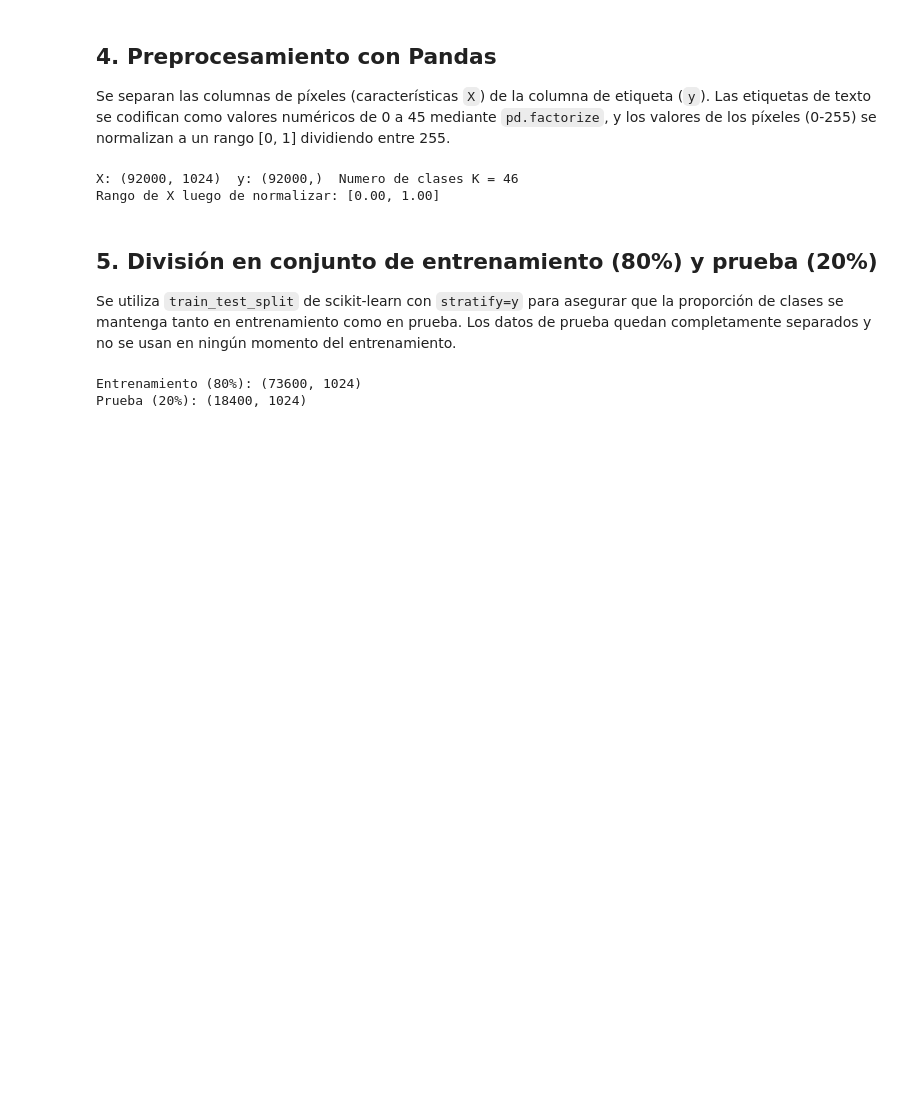
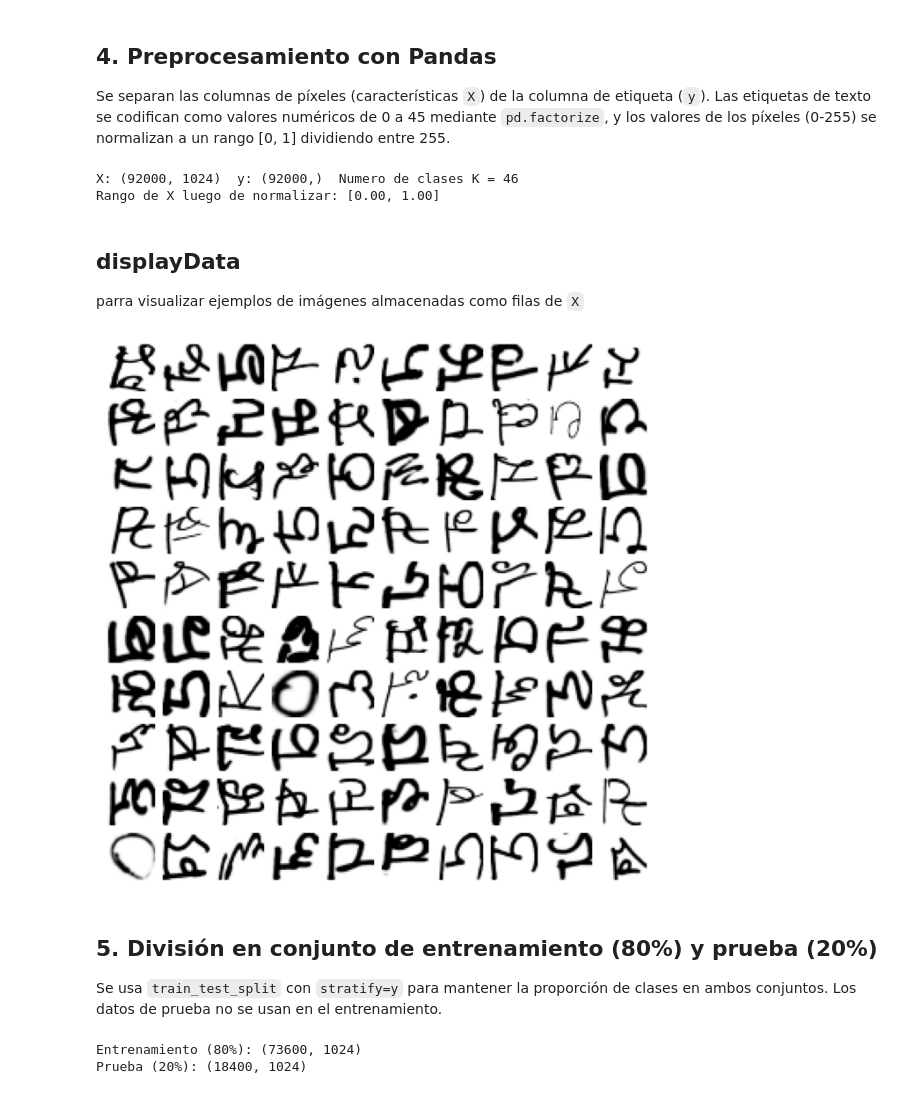
Before and after one commit to Griss390/SIS420_Inteligencia, a Jupyter notebook: LAB5/lab5/lab5.ipynb, the cells around one changed output. Cells and saved outputs as stored; diff of their text form; code cells hidden in the pictures; blank space fills up the shorter version.

```diff
--- a/LAB5/lab5/lab5.ipynb
+++ b/LAB5/lab5/lab5.ipynb
@@ -63,10 +74,45 @@ print('Rango de X luego de normalizar: [{:.2f}, {:.2f}]'.format(X.min(), X.max()
 # %% [output]
 X: (92000, 1024)  y: (92000,)  Numero de clases K = 46
 Rango de X luego de normalizar: [0.00, 1.00]
+# %% [markdown]
+## displayData
+parra visualizar ejemplos de imágenes almacenadas como filas de `X`
+# %%
+def displayData(X, example_width=None, figsize=(10, 10)):
+    """
+    Muestra datos 2D almacenados en X en una cuadricula.
+    """
+    if X.ndim == 2:
+        m, n = X.shape
+    elif X.ndim == 1:
+        n = X.size
+        m = 1
+        X = X[None]
+    example_width = example_width or int(np.round(np.sqrt(n)))
+    example_height = n // example_width
+
+    display_rows = int(np.floor(np.sqrt(m)))
+    display_cols = int(np.ceil(m / display_rows))
+
+    fig, ax_array = plt.subplots(display_rows, display_cols, figsize=figsize)
+    fig.subplots_adjust(wspace=0.025, hspace=0.025)
+    ax_array = [ax_array] if m == 1 else ax_array.ravel()
+
+    for i, ax in enumerate(ax_array):
+        if i < m:
+            ax.imshow(X[i].reshape(example_width, example_height, order='F'),
+                      cmap='Greys', extent=[0, 1, 0, 1])
+        ax.axis('off')
+# %%
+np.random.seed(1)
+muestra = np.random.choice(m, 100, replace=False)
+displayData(X[muestra, :], example_width=32, figsize=(8,8))
+# %% [output]
+[figure, added]
 # %% [markdown]
 ## 5. División en conjunto de entrenamiento (80%) y prueba (20%)
 
-Se utiliza `train_test_split` de scikit-learn con `stratify=y` para asegurar que la proporción de clases se mantenga tanto en entrenamiento como en prueba. Los datos de prueba quedan completamente separados y no se usan en ningún momento del entrenamiento.
+Se usa `train_test_split` con `stratify=y` para mantener la proporción de clases en ambos conjuntos. Los datos de prueba no se usan en el entrenamiento.
 # %%
 X_train, X_test, y_train, y_test = train_test_split(
     X, y, test_size=0.20, stratify=y, random_state=42
```
Also changed, not shown: parts of 13 cells of this notebook, 3 other files.
